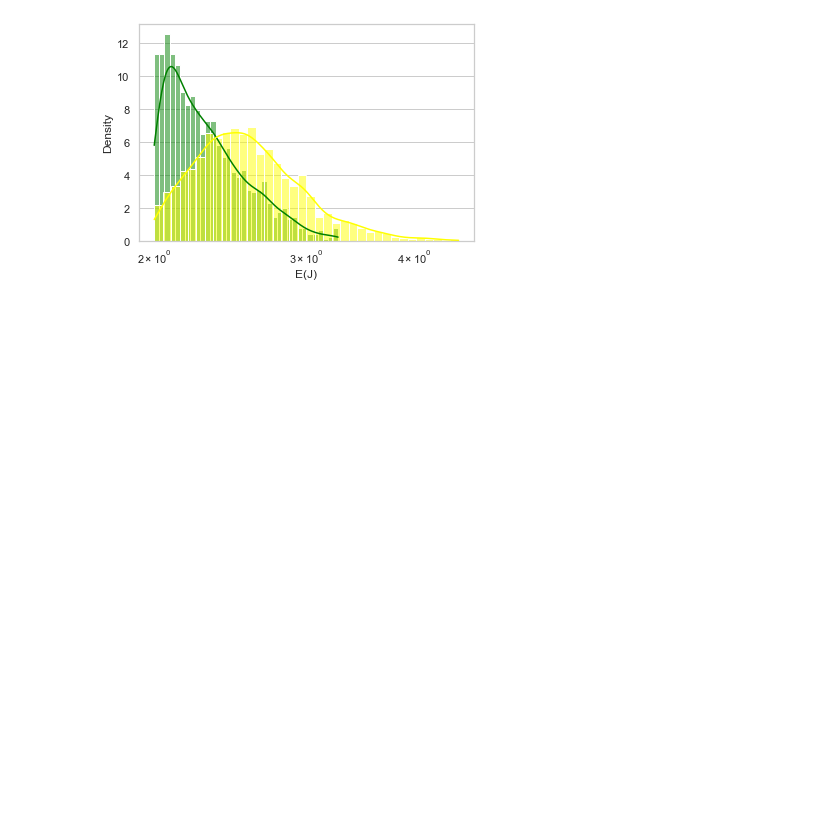
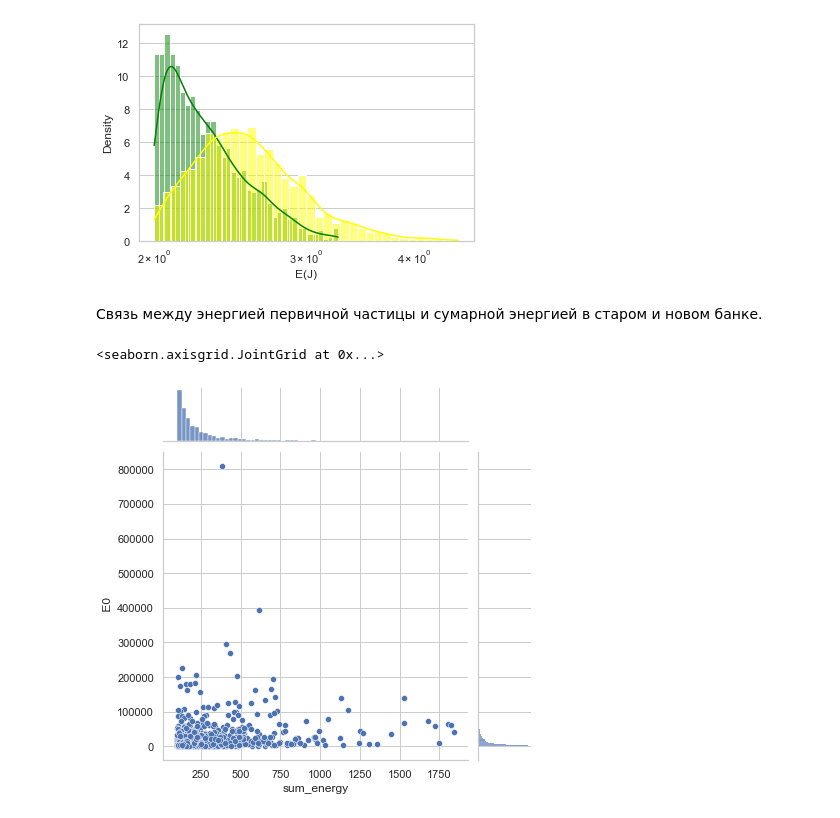
Before and after one commit to MaryIzo/coursework, a Jupyter notebook: 2.1_analyzing_new_distribution.ipynb, the cells around one changed output. Cells and saved outputs as stored; diff of their text form; code cells hidden in the pictures; blank space fills up the shorter version.

```diff
--- a/1.1_analyzing_new_distribution.ipynb
+++ b/2.1_analyzing_new_distribution.ipynb
@@ -231,3 +233,22 @@ sns.histplot(np.log10(sum_new_data), stat = 'density',  common_norm = True,  kde
 # %% [output]
 <AxesSubplot:xlabel='E(J)', ylabel='Density'>
 [figure]
+# %% [markdown]
+Связь между энергией первичной частицы и сумарной энергией в старом и новом банке.
+# %%
+# Первичная энергия событий в старой базе
+oldE = pd.read_csv('newdata/E0_BCR.txt')
+oldE = oldE.loc[oldE[' num_of_family']<1299].copy() # убираем дубли
+# Первичная энергия событий в новой базе
+newE = pd.read_csv('newdata/E0_7_BCR.txt')
+# %%
+AllMc0NewOldBank = pd.read_csv('datachanged/AllMc0NewL').drop('Unnamed: 0', axis = 1)
+AllMc0NewOldBank = AllMc0NewOldBank.merge(oldE, left_on=' num_of_family', right_on=' num_of_family')
+
+AllMc0NewNewBank = pd.read_csv('datachanged/AllMc0NewLNewBank').drop('Unnamed: 0', axis = 1)
+AllMc0NewNewBank = AllMc0NewNewBank.merge(newE, left_on='num', right_on=' num_of_family')
+# %%
+sns.jointplot(x = AllMc0NewOldBank['sum_energy'], y = AllMc0NewOldBank[' E0'],  kind='scatter')
+# %% [output]
+<seaborn.axisgrid.JointGrid at 0x...>
+[figure, added]
```
Also changed, not shown: parts of 2 cells of this notebook, 17 other files.
